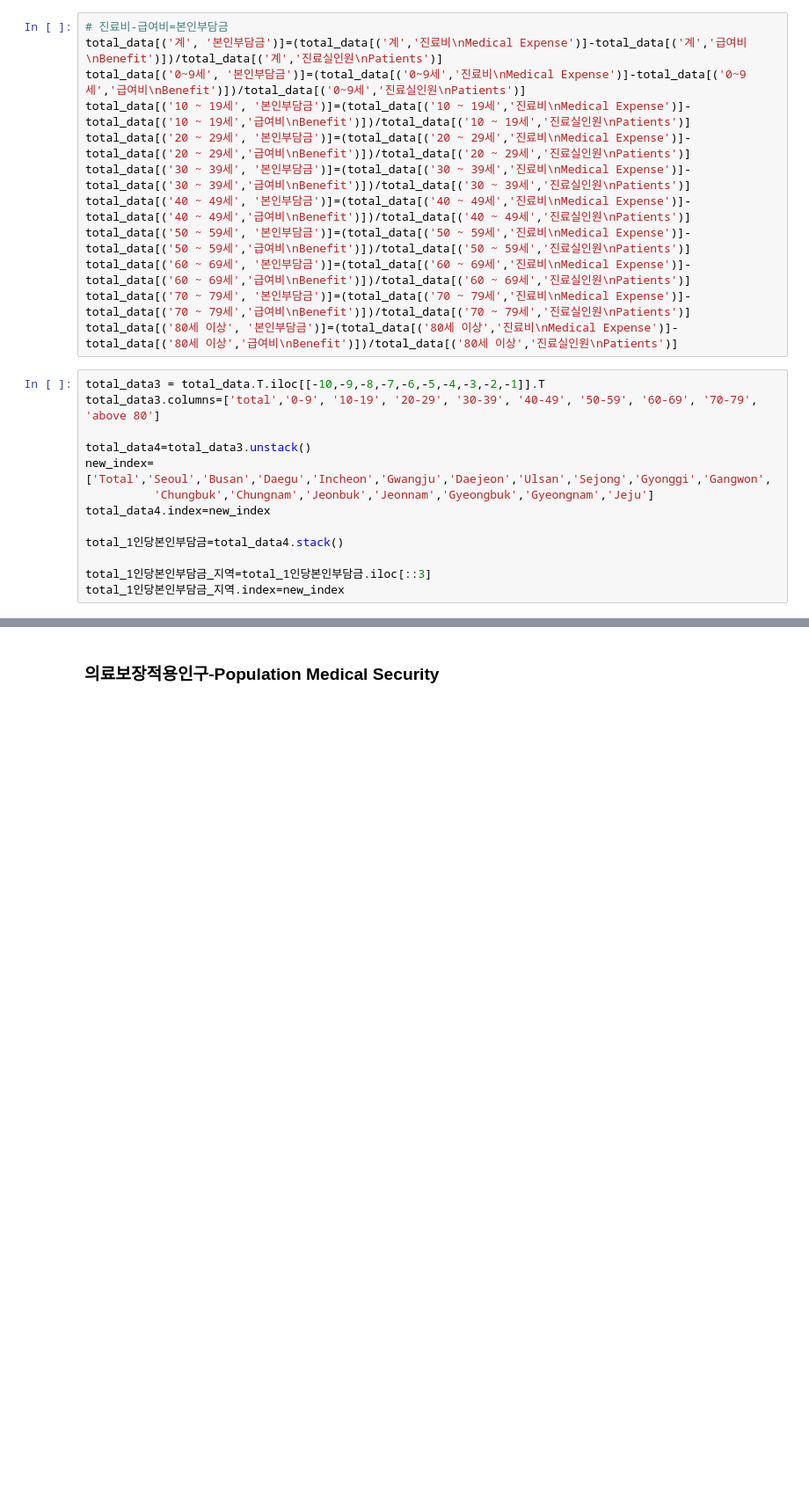
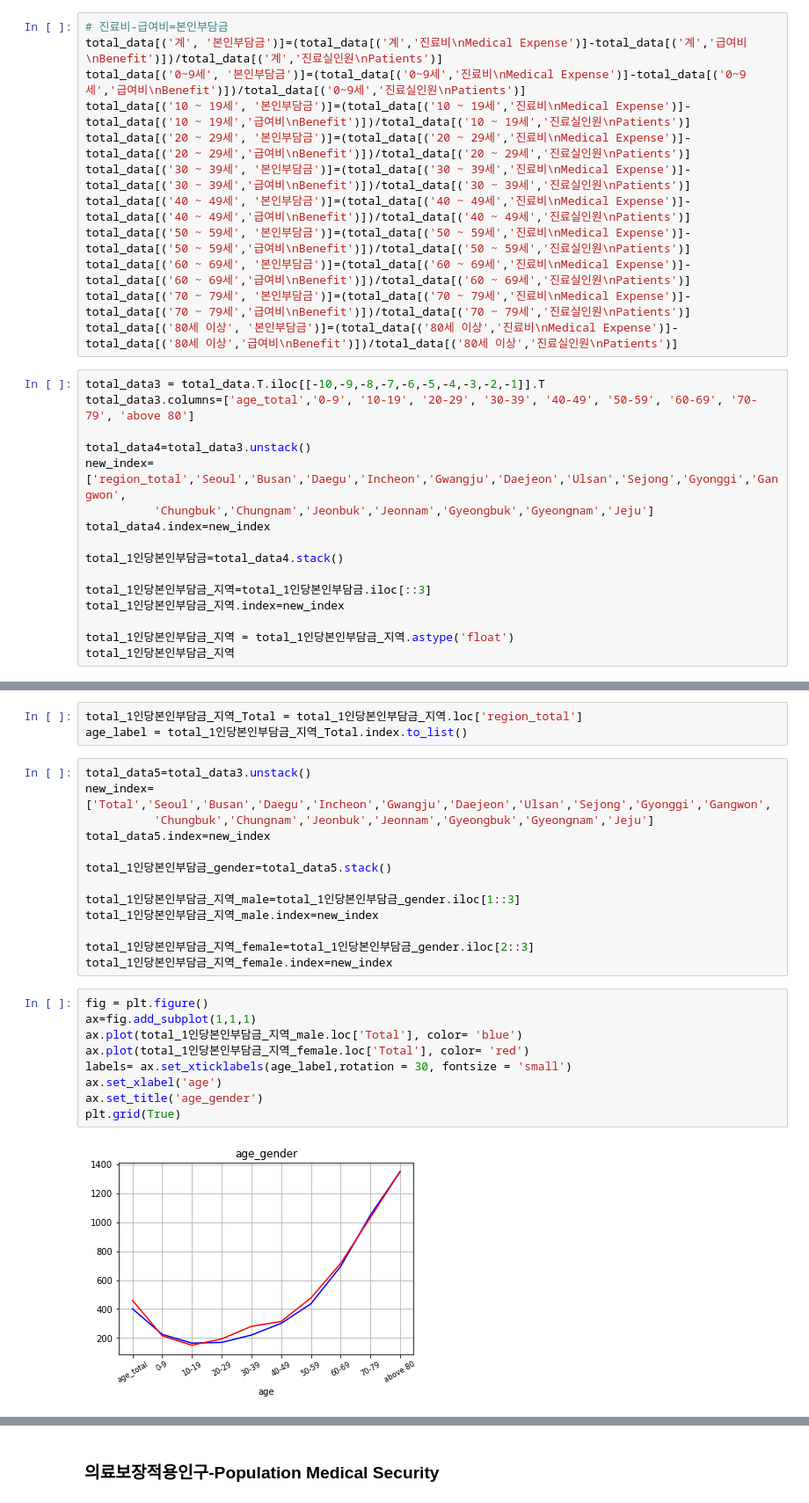
Before and after one commit to BCE-Lab/Introduction-to-Data-Science_140_2101, a Jupyter notebook: 김도형_박지우.ipynb, the cells around one changed output, grey strips where cells are left out. Shown at 88% size. Saved outputs shown, nothing was run; the diff lists cells and outputs as text; blank space fills up the shorter version.

```diff
--- a/김도형_박지우.ipynb
+++ b/김도형_박지우.ipynb
@@ -121,10 +126,10 @@ total_data[('70 ~ 79세', '본인부담금')]=(total_data[('70 ~ 79세','진료
 total_data[('80세 이상', '본인부담금')]=(total_data[('80세 이상','진료비\nMedical Expense')]-total_data[('80세 이상','급여비\nBenefit')])/total_data[('80세 이상','진료실인원\nPatients')]
 # %%
 total_data3 = total_data.T.iloc[[-10,-9,-8,-7,-6,-5,-4,-3,-2,-1]].T
-total_data3.columns=['total','0-9', '10-19', '20-29', '30-39', '40-49', '50-59', '60-69', '70-79', 'above 80']
+total_data3.columns=['age_total','0-9', '10-19', '20-29', '30-39', '40-49', '50-59', '60-69', '70-79', 'above 80']
 
 total_data4=total_data3.unstack()
-new_index=['Total','Seoul','Busan','Daegu','Incheon','Gwangju','Daejeon','Ulsan','Sejong','Gyonggi','Gangwon',
+new_index=['region_total','Seoul','Busan','Daegu','Incheon','Gwangju','Daejeon','Ulsan','Sejong','Gyonggi','Gangwon',
           'Chungbuk','Chungnam','Jeonbuk','Jeonnam','Gyeongbuk','Gyeongnam','Jeju']
 total_data4.index=new_index
 
@@ -132,3 +137,6 @@ total_1인당본인부담금=total_data4.stack()
 
 total_1인당본인부담금_지역=total_1인당본인부담금.iloc[::3]
 total_1인당본인부담금_지역.index=new_index
+
+total_1인당본인부담금_지역 = total_1인당본인부담금_지역.astype('float')
+total_1인당본인부담금_지역
@@ -634,0 +182,27 @@ plt.grid(True)
+# %%
+total_1인당본인부담금_지역_Total = total_1인당본인부담금_지역.loc['region_total']
+age_label = total_1인당본인부담금_지역_Total.index.to_list()
+# %%
+total_data5=total_data3.unstack()
+new_index=['Total','Seoul','Busan','Daegu','Incheon','Gwangju','Daejeon','Ulsan','Sejong','Gyonggi','Gangwon',
+          'Chungbuk','Chungnam','Jeonbuk','Jeonnam','Gyeongbuk','Gyeongnam','Jeju']
+total_data5.index=new_index
+
+total_1인당본인부담금_gender=total_data5.stack()
+
+total_1인당본인부담금_지역_male=total_1인당본인부담금_gender.iloc[1::3]
+total_1인당본인부담금_지역_male.index=new_index
+
+total_1인당본인부담금_지역_female=total_1인당본인부담금_gender.iloc[2::3]
+total_1인당본인부담금_지역_female.index=new_index
+# %%
+fig = plt.figure()
+ax=fig.add_subplot(1,1,1)
+ax.plot(total_1인당본인부담금_지역_male.loc['Total'], color= 'blue')
+ax.plot(total_1인당본인부담금_지역_female.loc['Total'], color= 'red')
+labels= ax.set_xticklabels(age_label,rotation = 30, fontsize = 'small')
+ax.set_xlabel('age')
+ax.set_title('age_gender')
+plt.grid(True)
+# %% [output]
+[figure, added]
```
Also changed, not shown: parts of 88 cells of this notebook.
